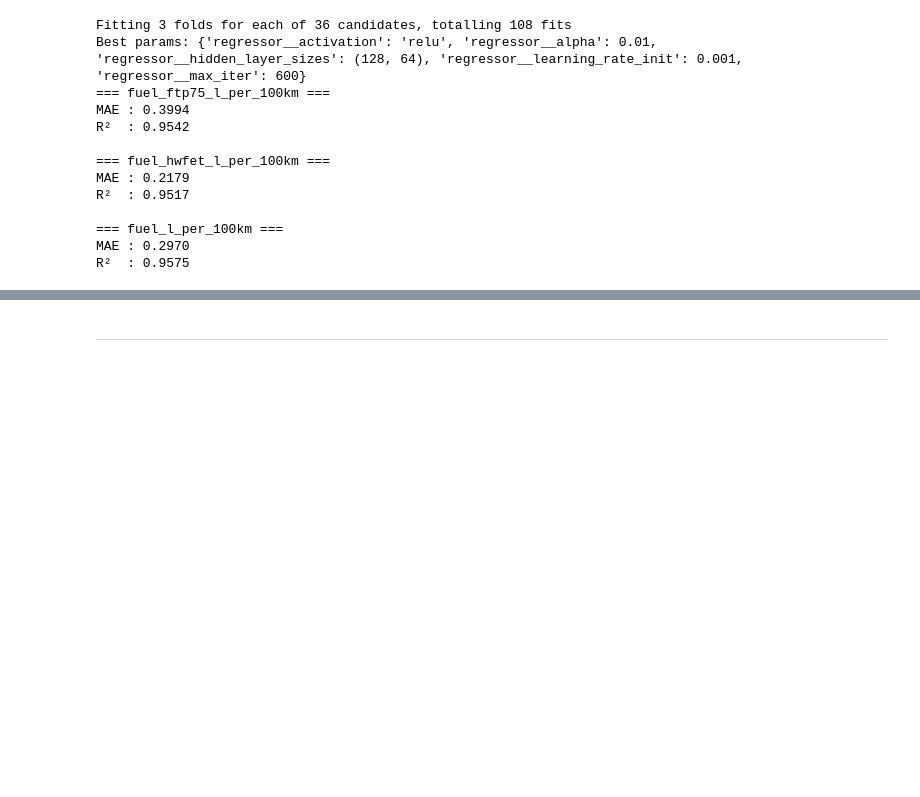
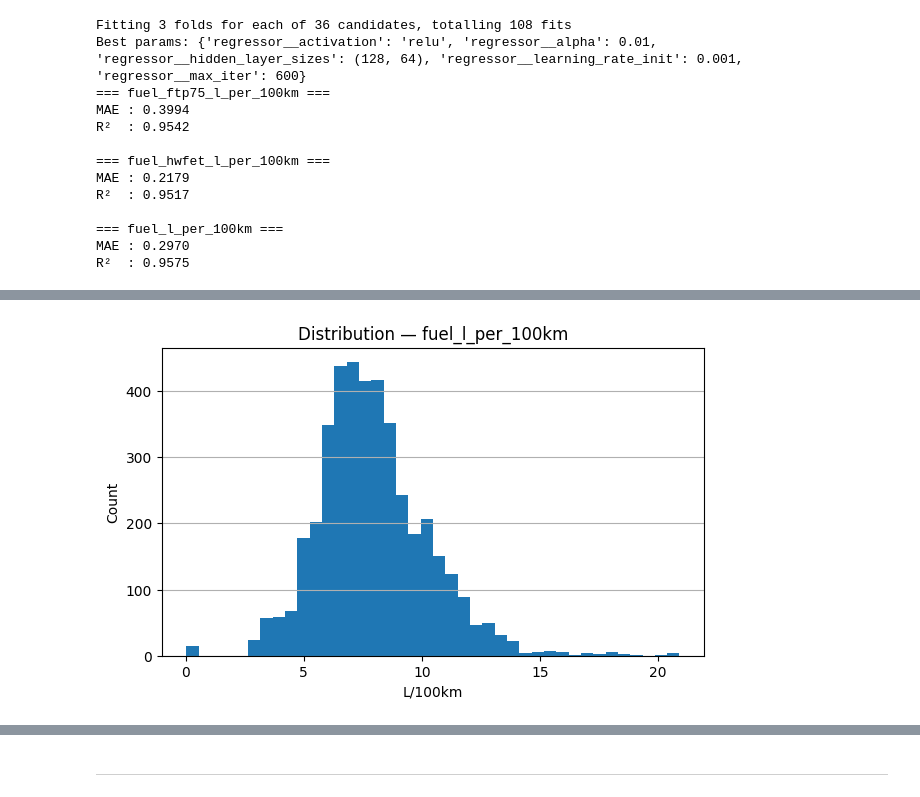
Before and after one commit to caiohfr/projects, a Jupyter notebook: EcoDrive-Analyst/ML_Regression_VDE.ipynb, the cells around one changed output, grey strips where cells are left out. Cells and saved outputs as stored; diff of their text form; code cells hidden in the pictures; blank space fills up the shorter version.

```diff
--- a/EcoDrive-Analyst/ML_Regression_VDE.ipynb
+++ b/EcoDrive-Analyst/ML_Regression_VDE.ipynb
@@ -983,0 +1197,12 @@ R²  : 0.9575
+# %%
+import matplotlib.pyplot as plt
+
+plt.figure(figsize=(7,4))
+plt.hist(df_filtred["fuel_l_per_100km"].dropna(), bins=40)
+plt.title("Distribution — fuel_l_per_100km")
+plt.xlabel("L/100km")
+plt.ylabel("Count")
+plt.grid(True, axis="y")
+plt.show()
+# %% [output]
+[figure, added]
```
Also changed, not shown: parts of 39 cells of this notebook, 1 other file.
